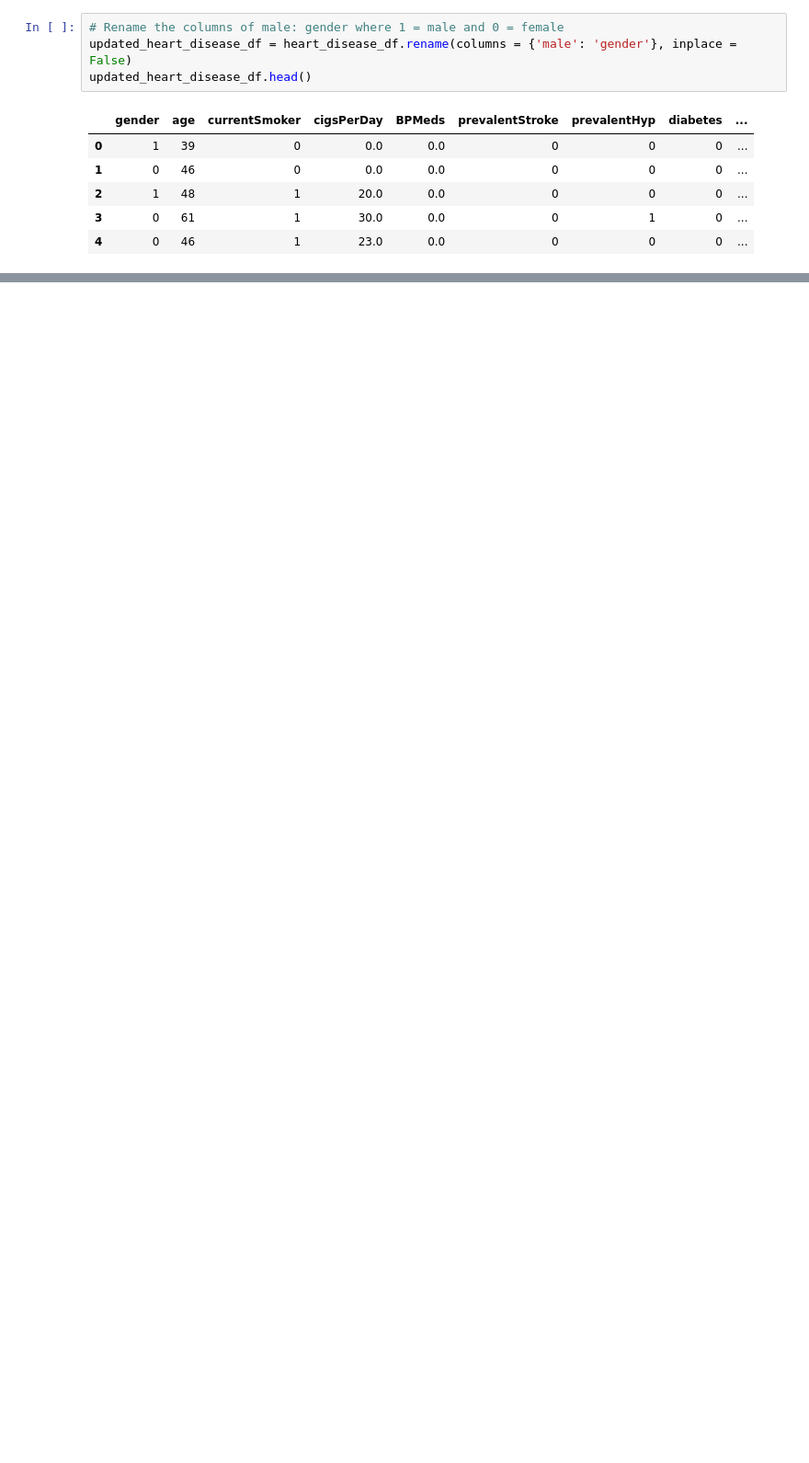
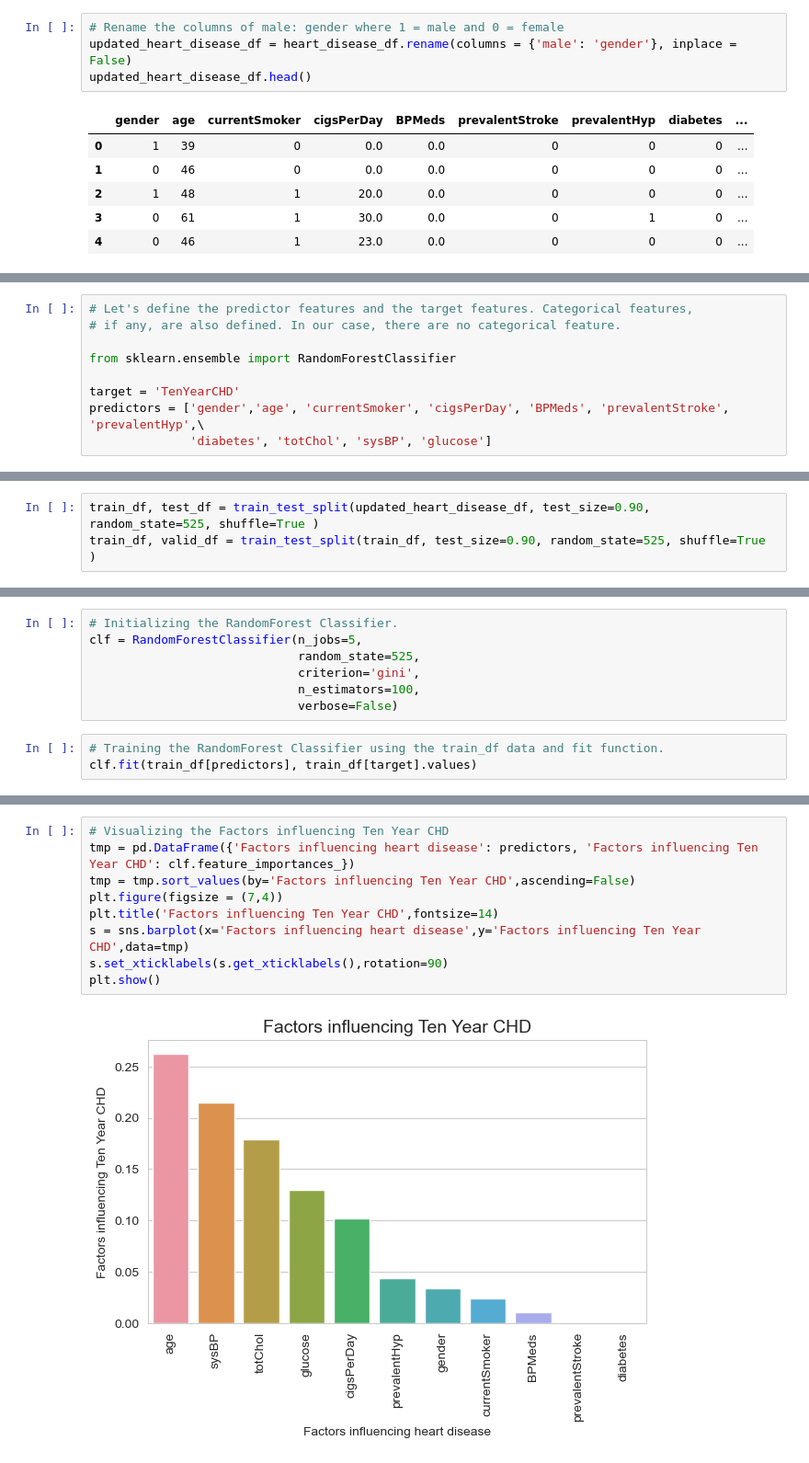
Before and after one commit to mueeze/Group14, a Jupyter notebook: heart_disease.ipynb, the cells around one changed output, grey strips where cells are left out. Shown at 92% size. Drawn from its saved outputs; the diff is of its cells as text; blank space fills up the shorter version.

```diff
--- a/heart_disease.ipynb
+++ b/heart_disease.ipynb
@@ -164,0 +327,9 @@ sns.countplot(x='TenYearCHD', hue='gender', data=updated_heart_disease_df)
+# %%
+# Let's define the predictor features and the target features. Categorical features,
+# if any, are also defined. In our case, there are no categorical feature.
+
+from sklearn.ensemble import RandomForestClassifier
+
+target = 'TenYearCHD'
+predictors = ['gender','age', 'currentSmoker', 'cigsPerDay', 'BPMeds', 'prevalentStroke', 'prevalentHyp',\
+              'diabetes', 'totChol', 'sysBP', 'glucose']
@@ -164,0 +338,3 @@ sns.countplot(x='TenYearCHD', hue='gender', data=updated_heart_disease_df)
+# %%
+train_df, test_df = train_test_split(updated_heart_disease_df, test_size=0.90, random_state=525, shuffle=True )
+train_df, valid_df = train_test_split(train_df, test_size=0.90, random_state=525, shuffle=True )
@@ -164,0 +343,10 @@ sns.countplot(x='TenYearCHD', hue='gender', data=updated_heart_disease_df)
+# %%
+# Initializing the RandomForest Classifier.
+clf = RandomForestClassifier(n_jobs=5,
+                             random_state=525,
+                             criterion='gini',
+                             n_estimators=100,
+                             verbose=False)
+# %%
+# Training the RandomForest Classifier using the train_df data and fit function.
+clf.fit(train_df[predictors], train_df[target].values)
@@ -164,0 +358,11 @@ sns.countplot(x='TenYearCHD', hue='gender', data=updated_heart_disease_df)
+# %%
+# Visualizing the Factors influencing Ten Year CHD
+tmp = pd.DataFrame({'Factors influencing heart disease': predictors, 'Factors influencing Ten Year CHD': clf.feature_importances_})
+tmp = tmp.sort_values(by='Factors influencing Ten Year CHD',ascending=False)
+plt.figure(figsize = (7,4))
+plt.title('Factors influencing Ten Year CHD',fontsize=14)
+s = sns.barplot(x='Factors influencing heart disease',y='Factors influencing Ten Year CHD',data=tmp)
+s.set_xticklabels(s.get_xticklabels(),rotation=90)
+plt.show()
+# %% [output]
+[figure, added]
```
Also changed, not shown: parts of 42 cells of this notebook, 3 other files.
